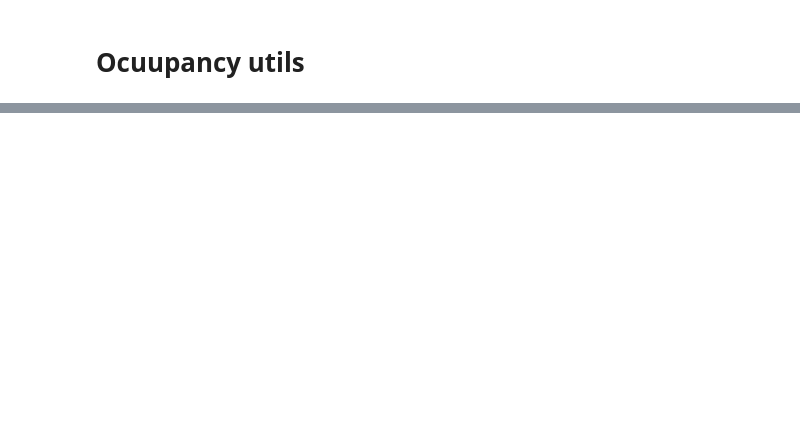
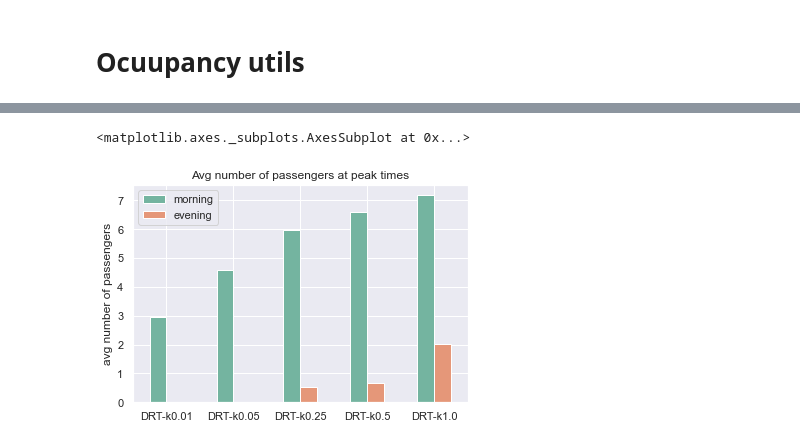
Before and after one commit to geosimlab/synthetic-cities, a Jupyter notebook: src/main/python/analysis/SimulationAnalysis.ipynb, the cells around one changed output, grey strips where cells are left out. Cells and saved outputs as stored; diff of their text form; code cells hidden in the pictures; blank space fills up the shorter version.

```diff
--- a/src/main/python/analysis/SimulationAnalysis.ipynb
+++ b/src/main/python/analysis/SimulationAnalysis.ipynb
@@ -16,7 +16,7 @@ import constants
 # General Utils
 # %%
 SCENARIOS_PATH = r"E:/Files/CodeProjects/MATSim/Scenarios/"
-RUN_DIR = "amod2_tests/fix_branch"
+RUN_DIR = "downscaling-test-line-beta1800-rebalance"
 PATH = os.path.join(SCENARIOS_PATH, RUN_DIR)
 # %% [markdown]
 # Wait time utils
@@ -38,11 +67,17 @@ df.style.format({col: '{:,.2f}%'
 # %%
 ax = df["avg number of passengers"].unstack(level=0)\
     .plot.bar(rot=0,
               title="Avg number of passengers at peak times",
               color=sns.color_palette("Set2", desat=0.7))
 ax.set_ylabel("avg number of passengers")
-ax.set_xticklabels([constants.LONG_TO_SHORT_NAME[tick.get_text()] for tick in ax.get_xticklabels()])
+ticks_labels = [constants.LONG_TO_SHORT_NAME.get(tick.get_text(), tick)
+                for tick
+                in ax.get_xticklabels()]
+ax.set_xticklabels(ticks_labels)
 ax
+# %% [output]
+<matplotlib.axes._subplots.AxesSubplot at 0x...>
+[figure, added]
 # %%
 occupancy_dfs = files.iterate_algorithms(PATH, occupancy.get_occupancy_per_hour)
 fig, axes = plt.subplots(nrows=2, ncols=3, figsize=(16,8))
```
Also changed, not shown: parts of 4 cells of this notebook, 6 other files.
